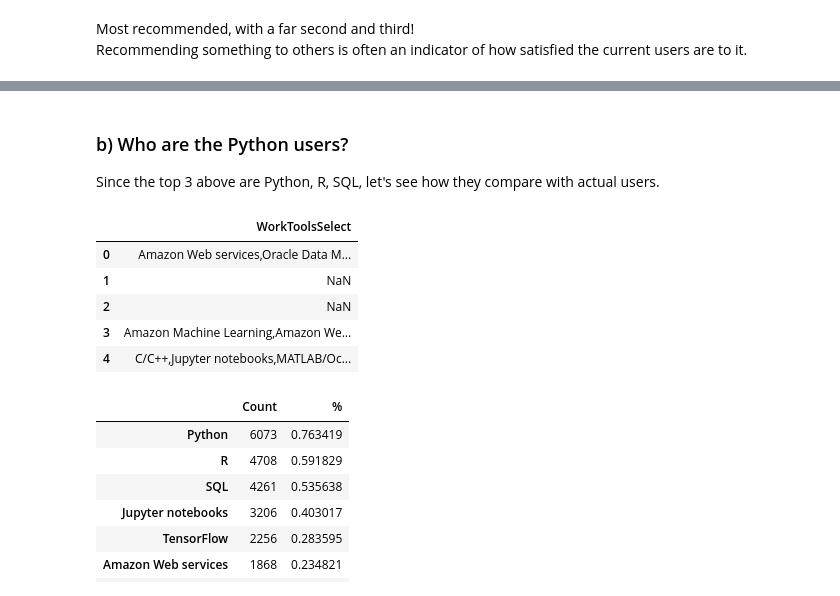
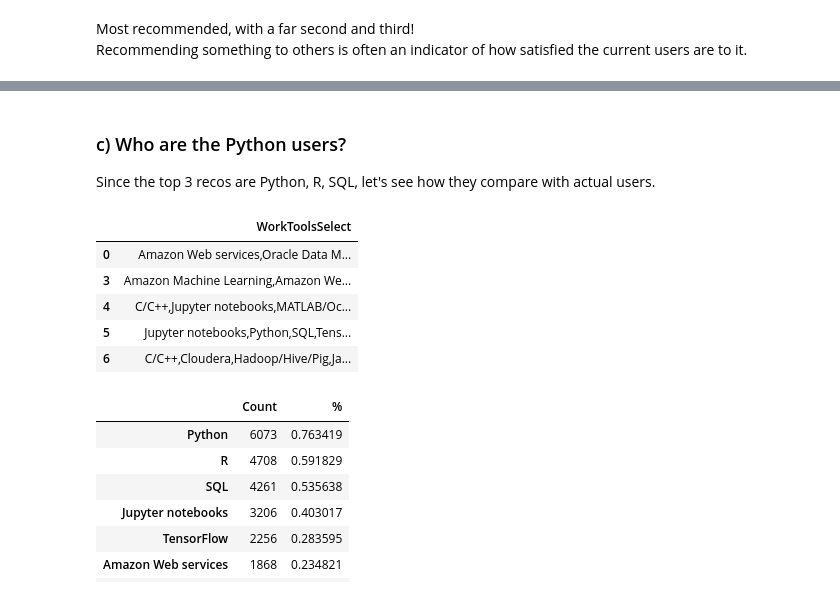
Before and after one commit to JoveSystems/learn-pandas-in-y-minutes, a Jupyter notebook: learn-pandas-in-y-minutes.ipynb, the cells around one changed output, grey strips where cells are left out. Saved outputs shown, nothing was run; the diff lists cells and outputs as text; code cells hidden in the pictures.

```diff
--- a/learn-pandas-in-y-minutes.ipynb
+++ b/learn-pandas-in-y-minutes.ipynb
@@ -320,18 +403,18 @@ Recommending something to others is often an indicator of how satisfied the curr
 # %% [markdown]
-### b) Who are the Python users?
+### c) Who are the Python users?
 
-Since the top 3 above are Python, R, SQL, let's see how they compare with actual users.
+Since the top 3 recos are Python, R, SQL, let's see how they compare with actual users.
 # %%
 # What do the values look like?
-bcol = 'WorkToolsSelect'
-responses[[bcol]].head(5)
+ccol = 'WorkToolsSelect'
+responses[[ccol]].dropna().head(5)
 
 # So it's like checkbox type data entry. Multiple values in one answer; comma-separated.
 # %% [output]
 |  | WorkToolsSelect |
 | 0 | Amazon Web services,Oracle Data M... |
-| 1 | NaN |
-| 2 | NaN |
 | 3 | Amazon Machine Learning,Amazon We... |
 | 4 | C/C++,Jupyter notebooks,MATLAB/Oc... |
+| 5 | Jupyter notebooks,Python,SQL,Tens... |
+| 6 | C/C++,Cloudera,Hadoop/Hive/Pig,Ja... |
 # %%
```
Also changed, not shown: parts of 48 cells of this notebook.
